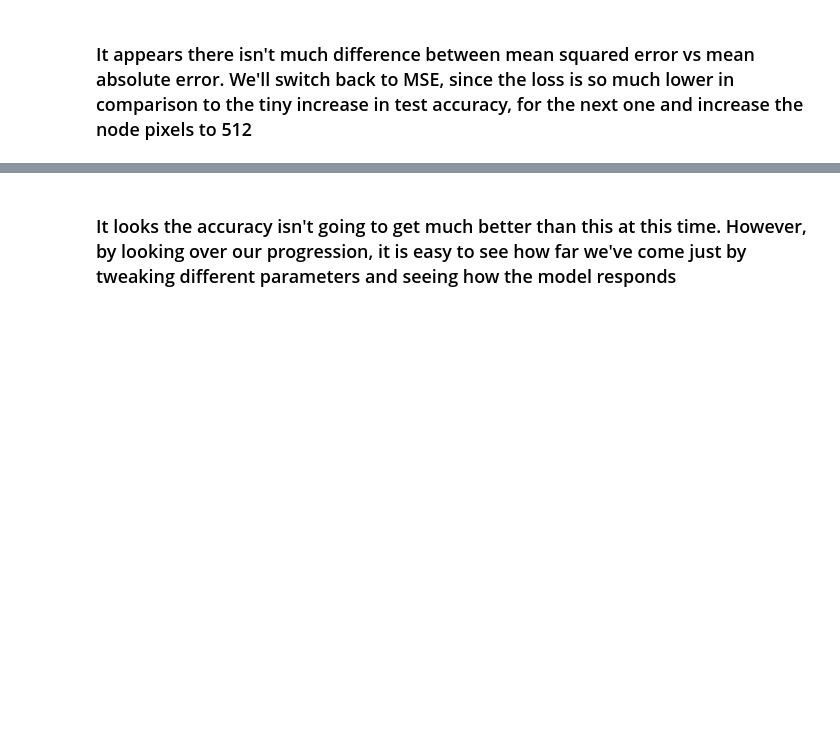
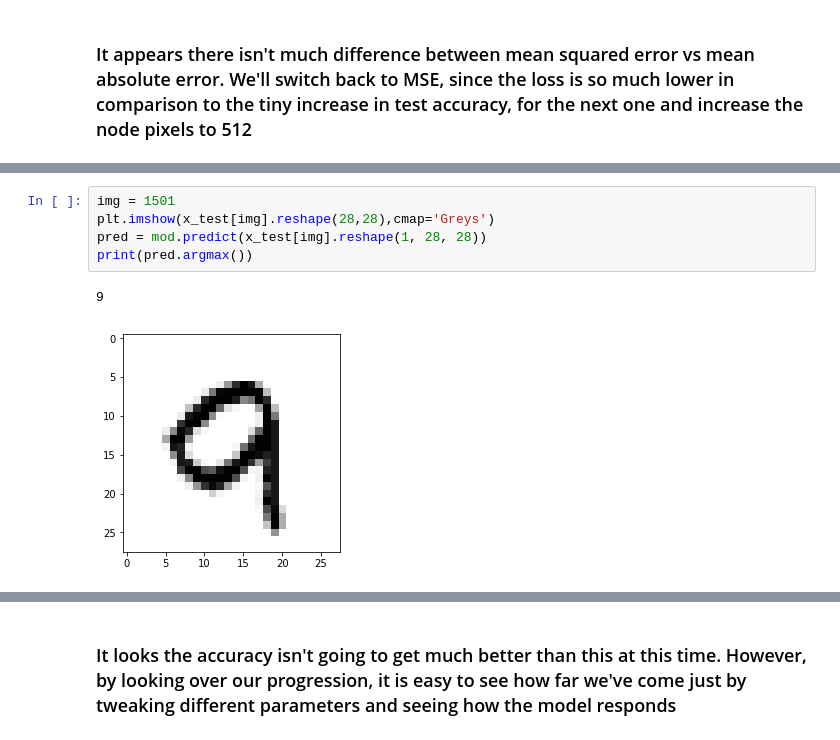
Before and after one commit to stmarple/MachineLearningWithTensorFlow, a Jupyter notebook: FFNN_MNST.ipynb, the cells around one changed output, grey strips where cells are left out. Saved outputs shown, nothing was run; the diff lists cells and outputs as text; blank space fills up the shorter version.

```diff
--- a/FFNN_MNST.ipynb
+++ b/FFNN_MNST.ipynb
@@ -830,3 +839,11 @@ Test accuracy: 0.907
+# %%
+img = 1501
+plt.imshow(x_test[img].reshape(28,28),cmap='Greys')
+pred = mod.predict(x_test[img].reshape(1, 28, 28))
+print(pred.argmax())
+# %% [output]
+9
+[figure, added]
 # %%
 af = 'tanh'
 opt = 'rmsprop'
```
Also changed, not shown: parts of 22 cells of this notebook.
